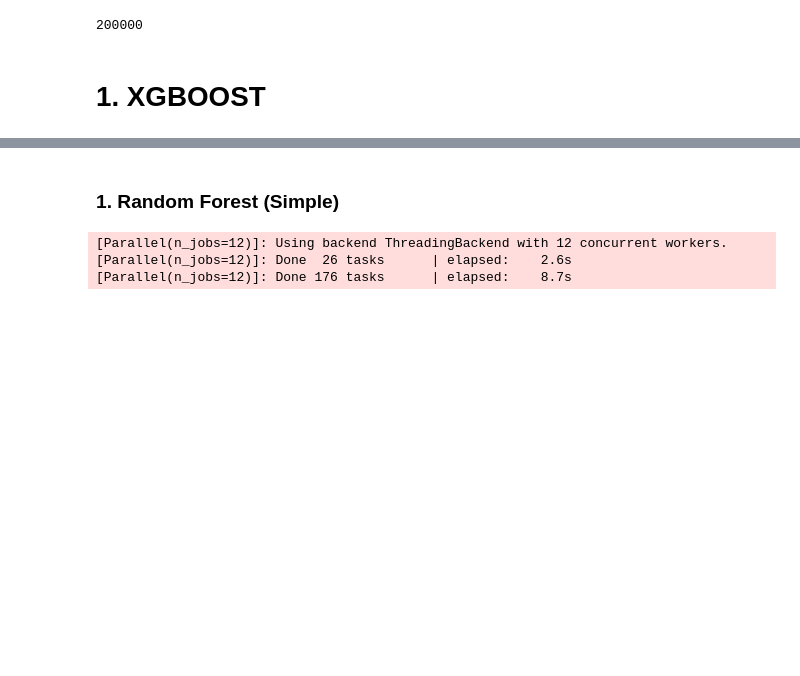
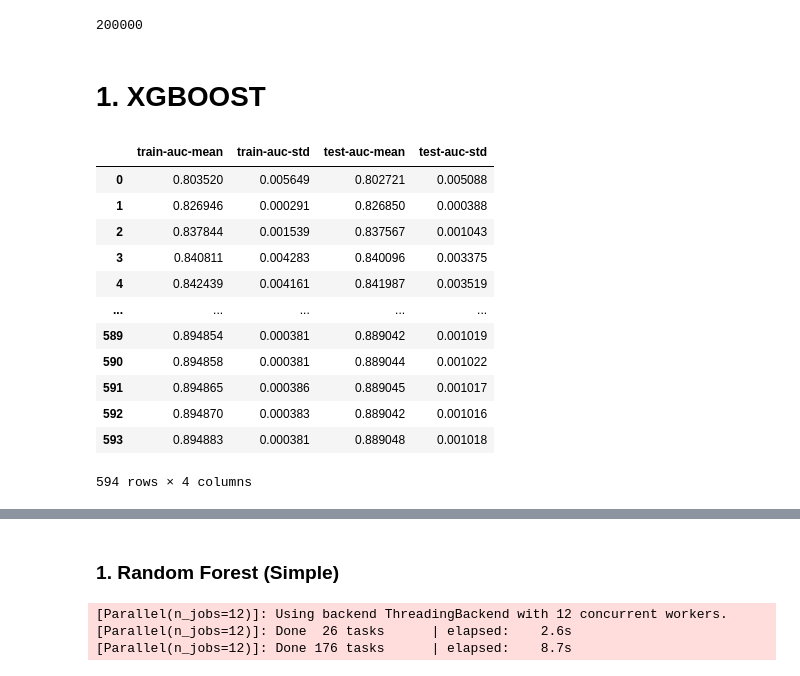
Before and after one commit to JonasSchroeder/Kaggel-Tabular-Playground-Series-2021, a Jupyter notebook: Mar 2021/Kaggle TPS 2021 - March.ipynb, the cells around one changed output, grey strips where cells are left out. Cells and saved outputs as stored; diff of their text form; code cells hidden in the pictures; blank space fills up the shorter version.

```diff
--- a/Mar 2021/Kaggle TPS 2021 - March.ipynb
+++ b/Mar 2021/Kaggle TPS 2021 - March.ipynb
@@ -313,3 +313,45 @@ import xgboost as xgb
 # convert to DMatrix format
 dtrain = xgb.DMatrix(X_train_pre, label=y_train, enable_categorical=False)
 dtest = xgb.DMatrix(X_test_pre, label=y_test, enable_categorical=False)
+# %%
+# test various parameter settings and plot accuracy curve
+
+import xgboost as xgb
+
+params = {
+    # Parameters that we are going to tune.
+    'max_depth':2,
+    'min_child_weight': 1,
+    'eta':0.2,
+    'subsample': 1,
+    'colsample_bytree': 1,
+    'eval_metric':'auc',
+    'objective':'binary:logistic'
+}
+
+
+cv_results = xgb.cv(
+    params,
+    dtrain,
+    num_boost_round=900,
+    seed=42,
+    nfold=3,
+    metrics={'auc'},
+    early_stopping_rounds=10,
+    stratified = True,
+)
+cv_results
+# %% [output]
+|  | train-auc-mean | train-auc-std | test-auc-mean | test-auc-std |
+| 0 | 0.803520 | 0.005649 | 0.802721 | 0.005088 |
+| 1 | 0.826946 | 0.000291 | 0.826850 | 0.000388 |
+| 2 | 0.837844 | 0.001539 | 0.837567 | 0.001043 |
+| 3 | 0.840811 | 0.004283 | 0.840096 | 0.003375 |
+| 4 | 0.842439 | 0.004161 | 0.841987 | 0.003519 |
+| ... | ... | ... | ... | ... |
+| 589 | 0.894854 | 0.000381 | 0.889042 | 0.001019 |
+| 590 | 0.894858 | 0.000381 | 0.889044 | 0.001022 |
+| 591 | 0.894865 | 0.000386 | 0.889045 | 0.001017 |
+| 592 | 0.894870 | 0.000383 | 0.889042 | 0.001016 |
+| 593 | 0.894883 | 0.000381 | 0.889048 | 0.001018 |
+594 rows × 4 columns
```
Also changed, not shown: parts of 6 cells of this notebook.
